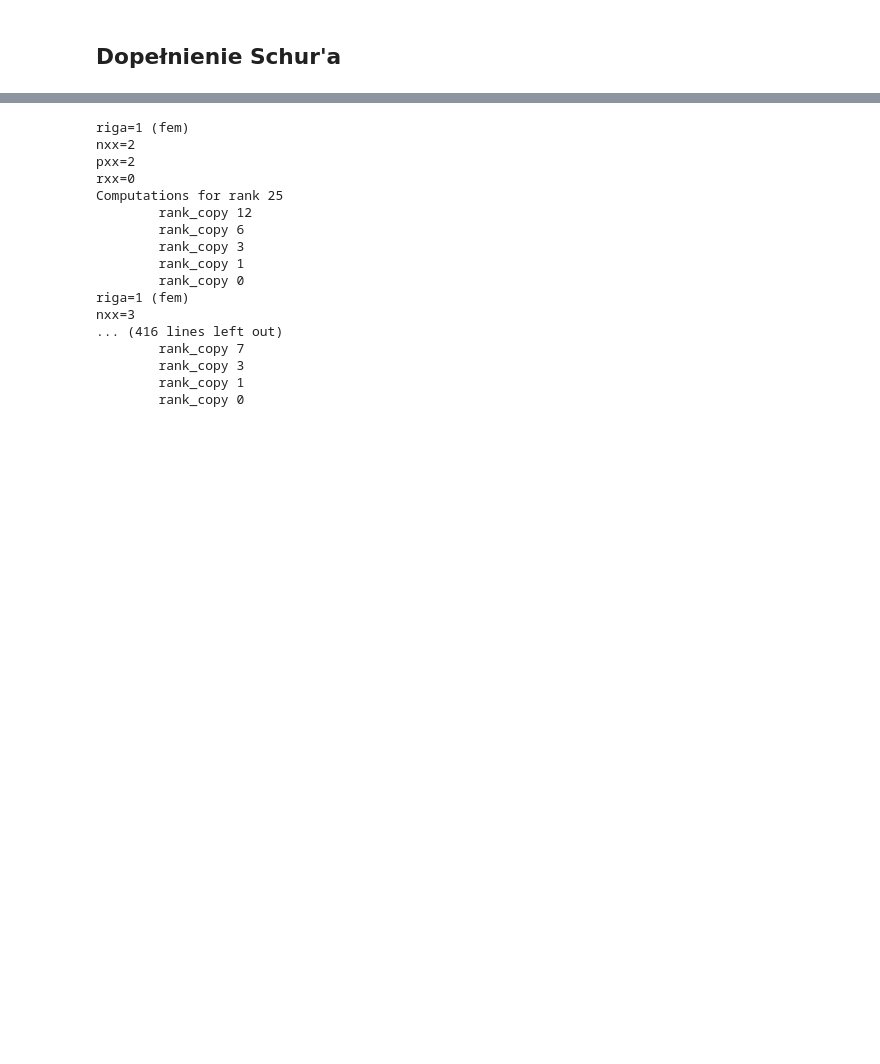
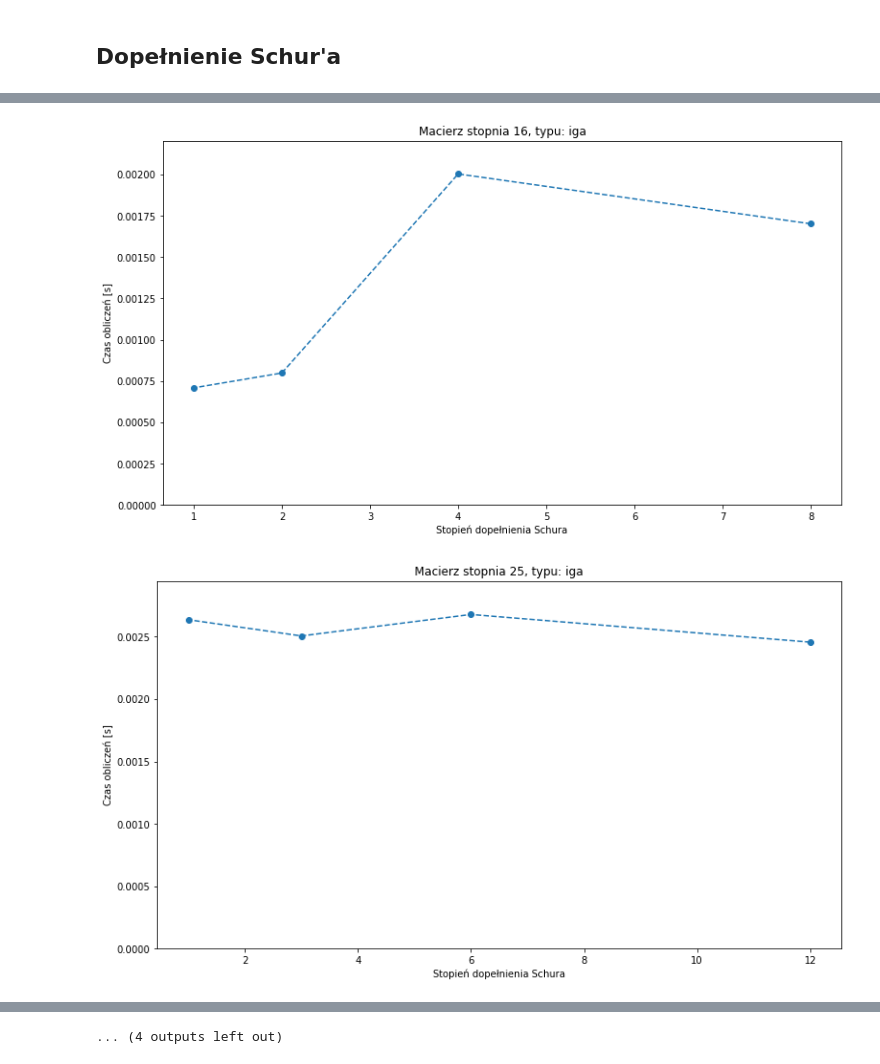
Before and after one commit to macsko/matrix_algorithms, a Jupyter notebook: gaussian-elimination/notebook/eliminacja-gaussa.ipynb, the cells around one changed output, grey strips where cells are left out. Saved outputs shown, nothing was run; the diff lists cells and outputs as text; code cells hidden in the pictures; blank space fills up the shorter version.

Commit message:
Draw plots

```diff
--- a/gaussian-elimination/notebook/eliminacja-gaussa.ipynb
+++ b/gaussian-elimination/notebook/eliminacja-gaussa.ipynb
@@ -227,23 +251,31 @@ Computations for rank 25
 # %%
-nxxs = [i for i in range(2, 31)]
-pxx = 2
-rxx = 0
-ranks = [(2 * nxx + pxx - 1) ** 2 for nxx in nxxs]
+%matplotlib inline
 
-matrixtype = 'fem'
+for matrix_t in matrixtypes:
+    for rank in ranks[matrix_t]:
+        _, ax = plt.subplots(figsize=(12.7, 7))
 
-main_timer = Timer()
+        max_y = max(exec_times[matrix_t][rank])
+        max_y += 0.1 * max_y
+        plt.ylim(0, max_y)
 
-matrices = ((resolve_matrix(matrixtype, rank, rank, generate=True), rank) for rank in ranks)
-exec_times = {}
+        ax.scatter(
+            exec_ranks[matrix_t][rank],
+            exec_times[matrix_t][rank],
+            label=f'{matrix_t}'
+        )
 
-for M, rank in matrices:
-    print("Computations for rank", rank)
-    exec_times[rank] = []
-    rank_copy = rank
-    while rank_copy >= 1:
-        rank_copy //= 2
-        print("\trank_copy", rank_copy)
-        shur_complement(M, rank, timer = main_timer)
-        exec_times[rank].append(main_timer.elapsed)
+        ax.plot(
+            exec_ranks[matrix_t][rank],
+            exec_times[matrix_t][rank],
+            linestyle='--'
+        )
+
+        ax.set(
+            xlabel='Stopień dopełnienia Schura',
+            ylabel='Czas obliczeń [s]',
+            title=f'Macierz stopnia {rank}, typu: {matrix_t}'
+        )
 # %% [output]
+[figure, added]
+[figure, added]
@@ -250,17 +292 @@ for M, rank in matrices:
-riga=1 (fem)
-nxx=2
-pxx=2
-rxx=0
-Computations for rank 25
-        rank_copy 12
-        rank_copy 6
-        rank_copy 3
-        rank_copy 1
-        rank_copy 0
-riga=1 (fem)
-nxx=3
-... (416 lines left out)
-        rank_copy 7
-        rank_copy 3
-        rank_copy 1
-        rank_copy 0
+... (4 outputs left out)
```
Also changed, not shown: parts of 4 cells of this notebook.
